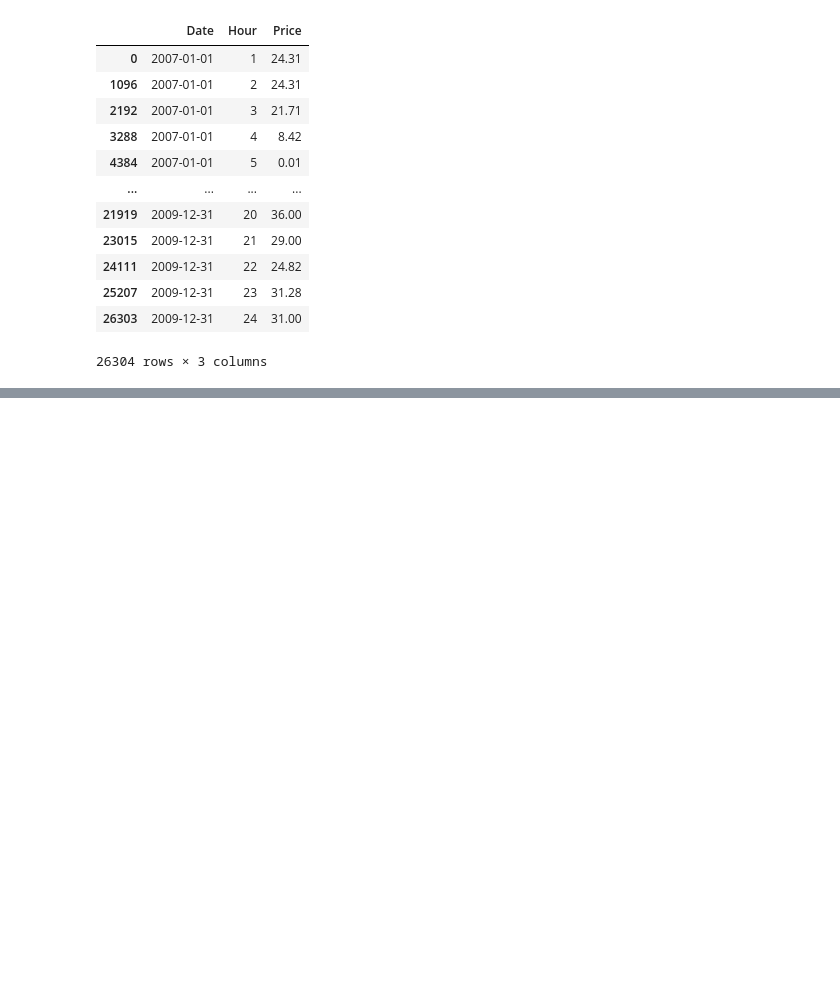
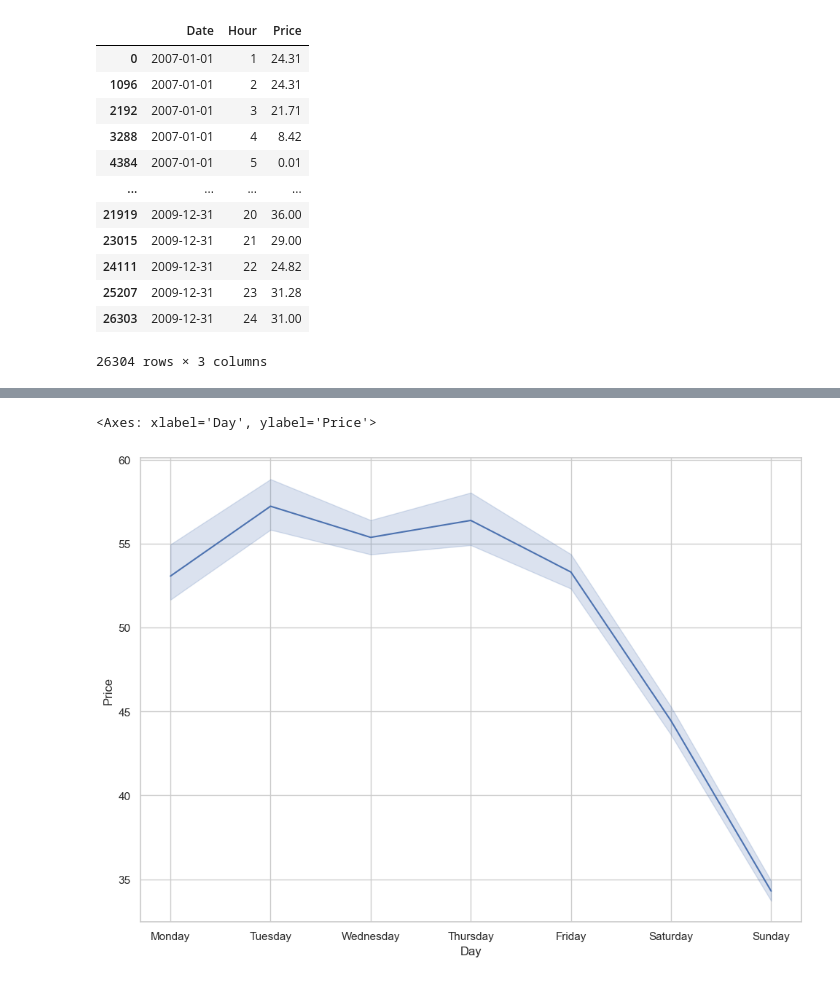
Before and after one commit to rnambaa/project-reinforcement-learning, a Jupyter notebook: EDA.ipynb, the cells around one changed output, grey strips where cells are left out. Cells and saved outputs as stored; diff of their text form; code cells hidden in the pictures; blank space fills up the shorter version.

```diff
--- a/EDA.ipynb
+++ b/EDA.ipynb
@@ -33,0 +39,8 @@ sns.lineplot(data=train_data_melted, x='Hour', y='Price')
+# %%
+# plot the price per day of the week, extracted from the date column
+# step 1 extract the day of the week from the date column
+train_data_melted['Day'] = train_data_melted['Date'].dt.day_name()
+sns.lineplot(data=train_data_melted, x='Day', y='Price')
+# %% [output]
+<Axes: xlabel='Day', ylabel='Price'>
+[figure, added]
```
Also changed, not shown: parts of 3 cells of this notebook, 1 other file.
